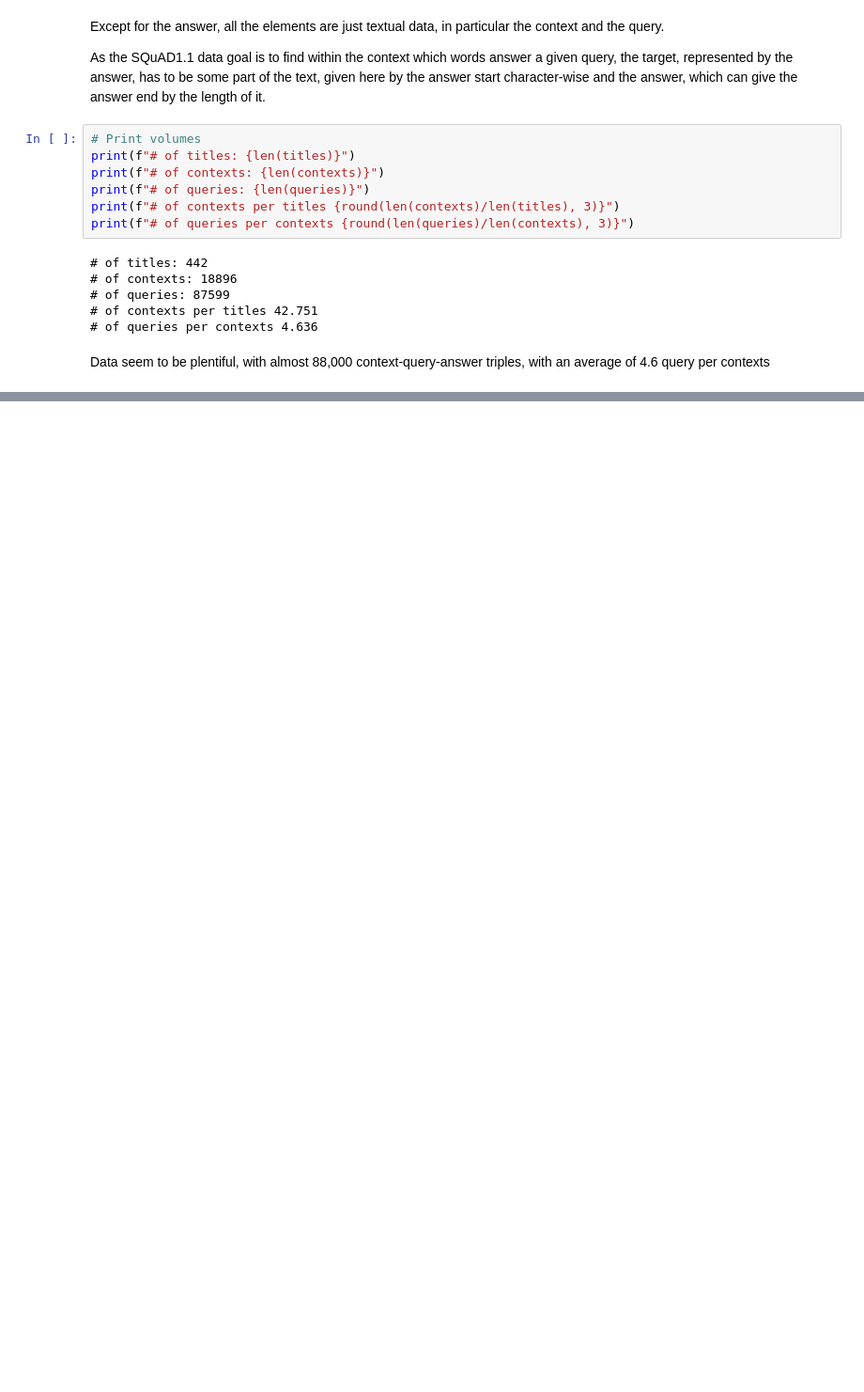
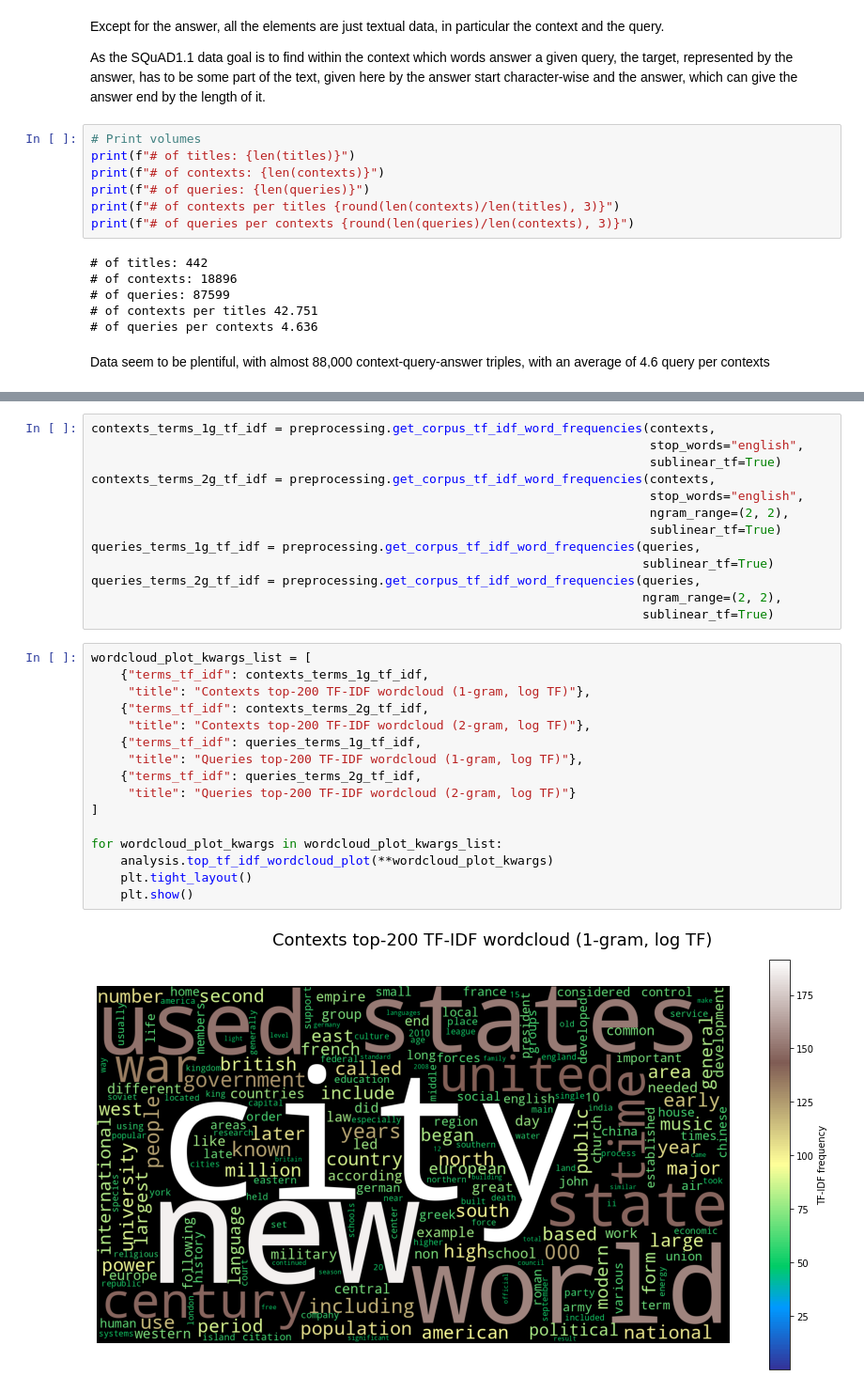
Before and after one commit to PaulBeuran/deepqa, a Jupyter notebook: notebooks/SQuAD1.1 - Data Analysis.ipynb, the cells around one changed output, grey strips where cells are left out. Shown at 94% size. Cells and saved outputs as stored; diff of their text form; blank space fills up the shorter version.

Commit message:
Added wordcloud and text length plots

```diff
--- a/notebooks/SQuAD1.1 - Data Analysis.ipynb
+++ b/notebooks/SQuAD1.1 - Data Analysis.ipynb
@@ -149,0 +144,31 @@ plt.show()
+# %%
+contexts_terms_1g_tf_idf = preprocessing.get_corpus_tf_idf_word_frequencies(contexts,
+                                                                            stop_words="english",
+                                                                            sublinear_tf=True)
+contexts_terms_2g_tf_idf = preprocessing.get_corpus_tf_idf_word_frequencies(contexts,
+                                                                            stop_words="english",
+                                                                            ngram_range=(2, 2),
+                                                                            sublinear_tf=True)
+queries_terms_1g_tf_idf = preprocessing.get_corpus_tf_idf_word_frequencies(queries,
+                                                                           sublinear_tf=True)
+queries_terms_2g_tf_idf = preprocessing.get_corpus_tf_idf_word_frequencies(queries,
+                                                                           ngram_range=(2, 2),
+                                                                           sublinear_tf=True)
+# %%
+wordcloud_plot_kwargs_list = [
+    {"terms_tf_idf": contexts_terms_1g_tf_idf,
+     "title": "Contexts top-200 TF-IDF wordcloud (1-gram, log TF)"},
+    {"terms_tf_idf": contexts_terms_2g_tf_idf,
+     "title": "Contexts top-200 TF-IDF wordcloud (2-gram, log TF)"},
+    {"terms_tf_idf": queries_terms_1g_tf_idf,
+     "title": "Queries top-200 TF-IDF wordcloud (1-gram, log TF)"},
+    {"terms_tf_idf": queries_terms_2g_tf_idf,
+     "title": "Queries top-200 TF-IDF wordcloud (2-gram, log TF)"}
+]
+
+for wordcloud_plot_kwargs in wordcloud_plot_kwargs_list:
+    analysis.top_tf_idf_wordcloud_plot(**wordcloud_plot_kwargs)
+    plt.tight_layout()
+    plt.show()
+# %% [output]
+[figure, added]
```
Also changed, not shown: parts of 13 cells of this notebook, 2 other files.
